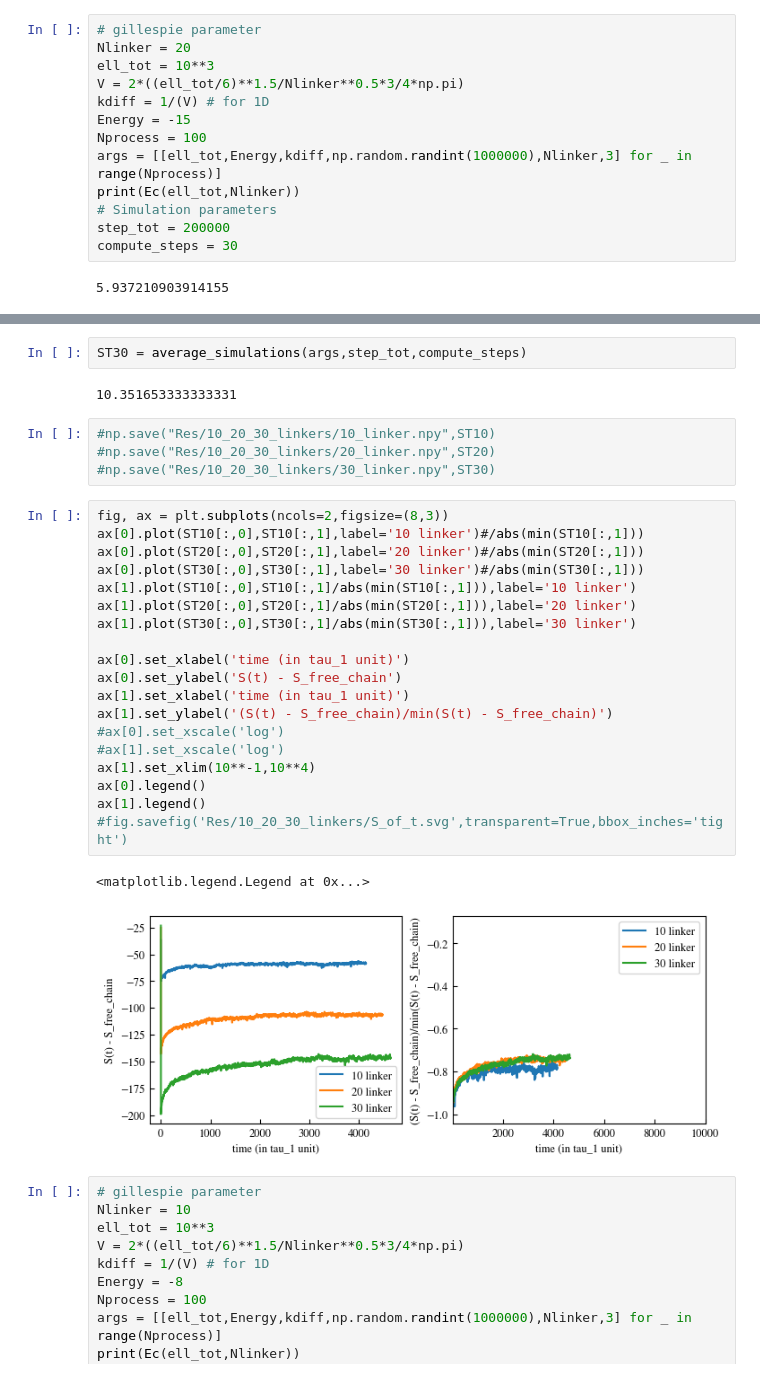
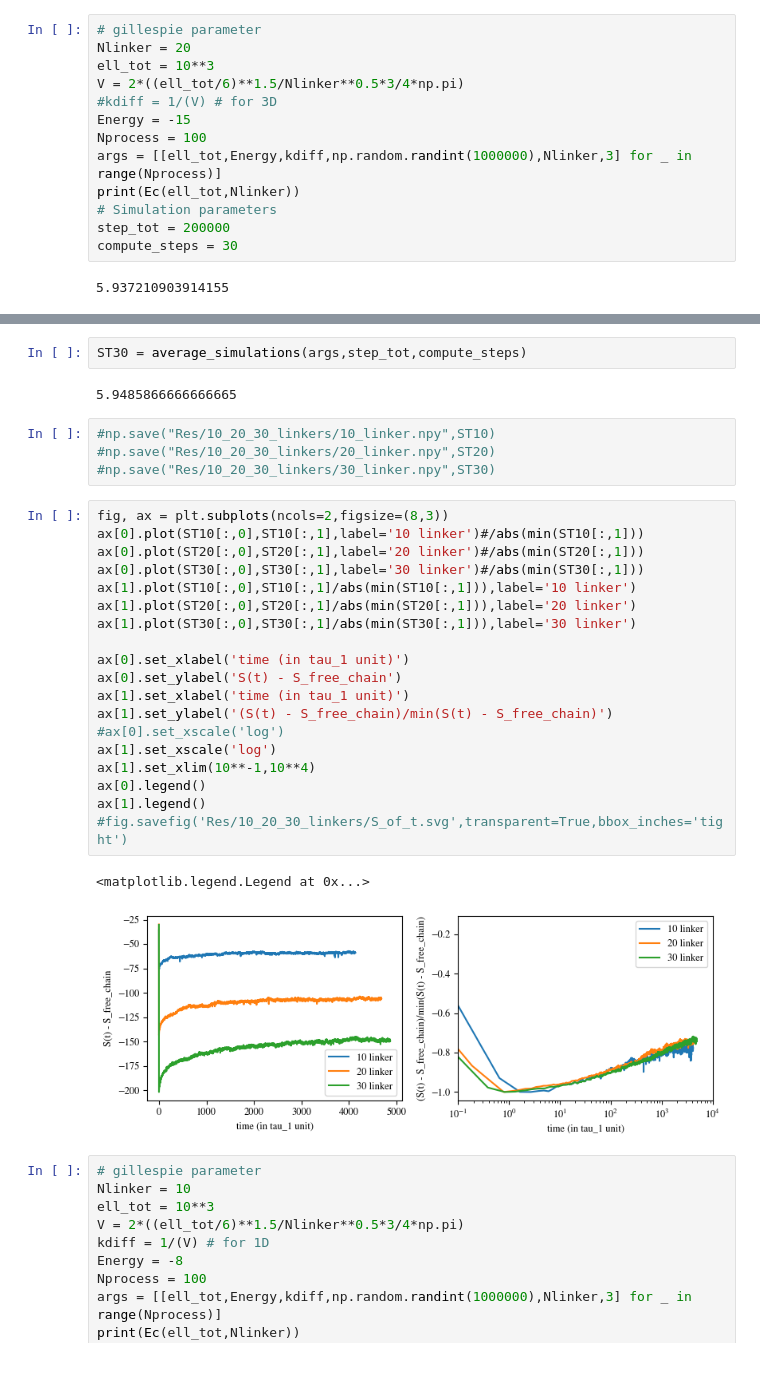
Before and after one commit to cachetdaspirine/Evolution_of_the_Entropy, a Jupyter notebook: Time_Evolution_Entropy copy.ipynb, the cells around one changed output, grey strips where cells are left out. Drawn from its saved outputs; the diff is of its cells as text.

```diff
--- a/Time_Evolution_Entropy copy.ipynb
+++ b/Time_Evolution_Entropy copy.ipynb
@@ -101,7 +101,7 @@ ST10 = average_simulations(args,step_tot,compute_steps)
 Nlinker = 20
 ell_tot = 10**3
 V = 2*((ell_tot/6)**1.5/Nlinker**0.5*3/4*np.pi)
-kdiff = 1/(V) # for 1D
+#kdiff = 1/(V) # for 3D
 Energy = -15
 Nprocess = 100
 args = [[ell_tot,Energy,kdiff,np.random.randint(1000000),Nlinker,3] for _ in range(Nprocess)]
@@ -133,7 +133,7 @@ compute_steps = 30
 # %%
 ST30 = average_simulations(args,step_tot,compute_steps)
 # %% [output]
-10.351653333333331
+5.9485866666666665
 # %%
 #np.save("Res/10_20_30_linkers/10_linker.npy",ST10)
 #np.save("Res/10_20_30_linkers/20_linker.npy",ST20)
@@ -141,25 +141,25 @@ ST30 = average_simulations(args,step_tot,compute_steps)
 # %%
 fig, ax = plt.subplots(ncols=2,figsize=(8,3))
 ax[0].plot(ST10[:,0],ST10[:,1],label='10 linker')#/abs(min(ST10[:,1]))
 ax[0].plot(ST20[:,0],ST20[:,1],label='20 linker')#/abs(min(ST20[:,1]))
 ax[0].plot(ST30[:,0],ST30[:,1],label='30 linker')#/abs(min(ST30[:,1]))
 ax[1].plot(ST10[:,0],ST10[:,1]/abs(min(ST10[:,1])),label='10 linker')
 ax[1].plot(ST20[:,0],ST20[:,1]/abs(min(ST20[:,1])),label='20 linker')
 ax[1].plot(ST30[:,0],ST30[:,1]/abs(min(ST30[:,1])),label='30 linker')
 
 ax[0].set_xlabel('time (in tau_1 unit)')
 ax[0].set_ylabel('S(t) - S_free_chain')
 ax[1].set_xlabel('time (in tau_1 unit)')
 ax[1].set_ylabel('(S(t) - S_free_chain)/min(S(t) - S_free_chain)')
 #ax[0].set_xscale('log')
-#ax[1].set_xscale('log')
+ax[1].set_xscale('log')
 ax[1].set_xlim(10**-1,10**4)
 ax[0].legend()
 ax[1].legend()
 #fig.savefig('Res/10_20_30_linkers/S_of_t.svg',transparent=True,bbox_inches='tight')
 # %% [output]
 <matplotlib.legend.Legend at 0x...>
-[figure, old version]
+[figure, new version]
 # %%
 # gillespie parameter
 Nlinker = 10
```
Also changed, not shown: parts of 3 cells of this notebook, 2 other files.
